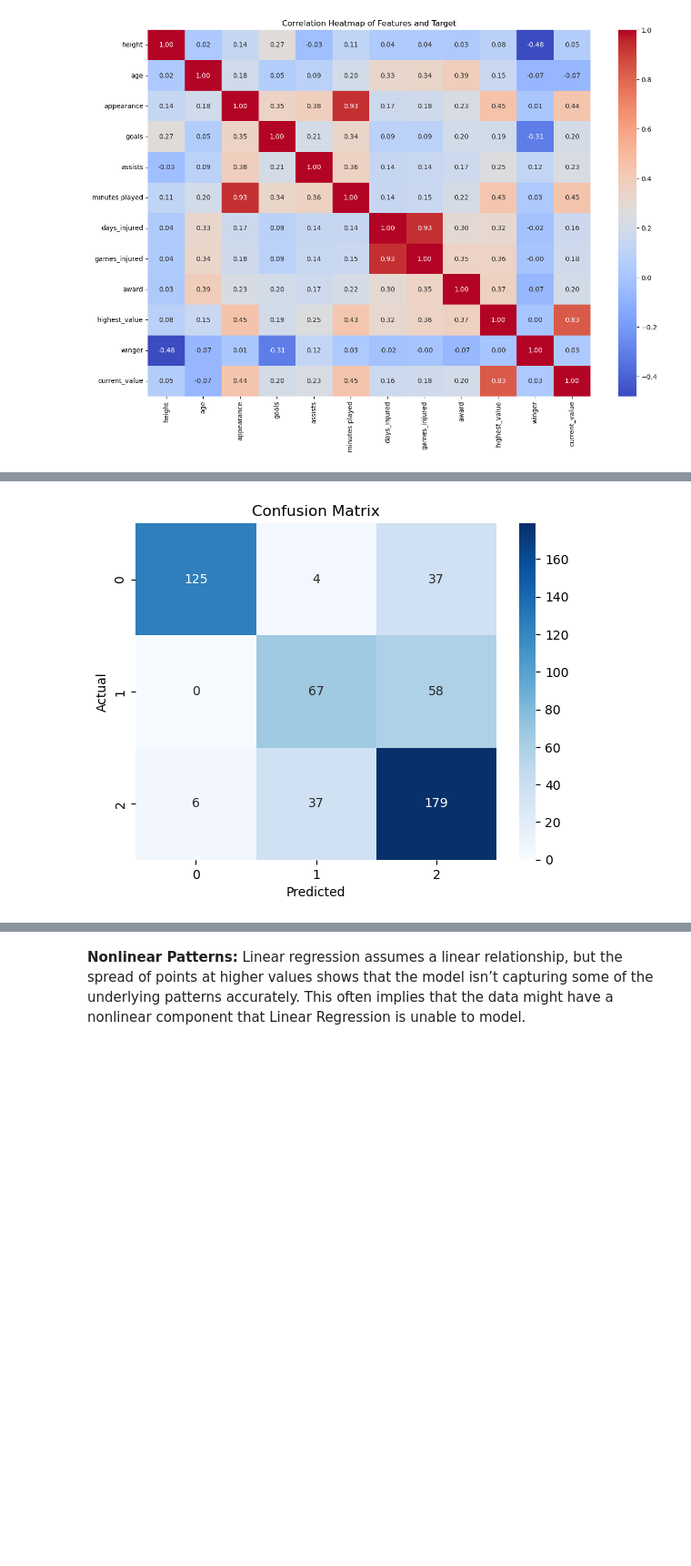
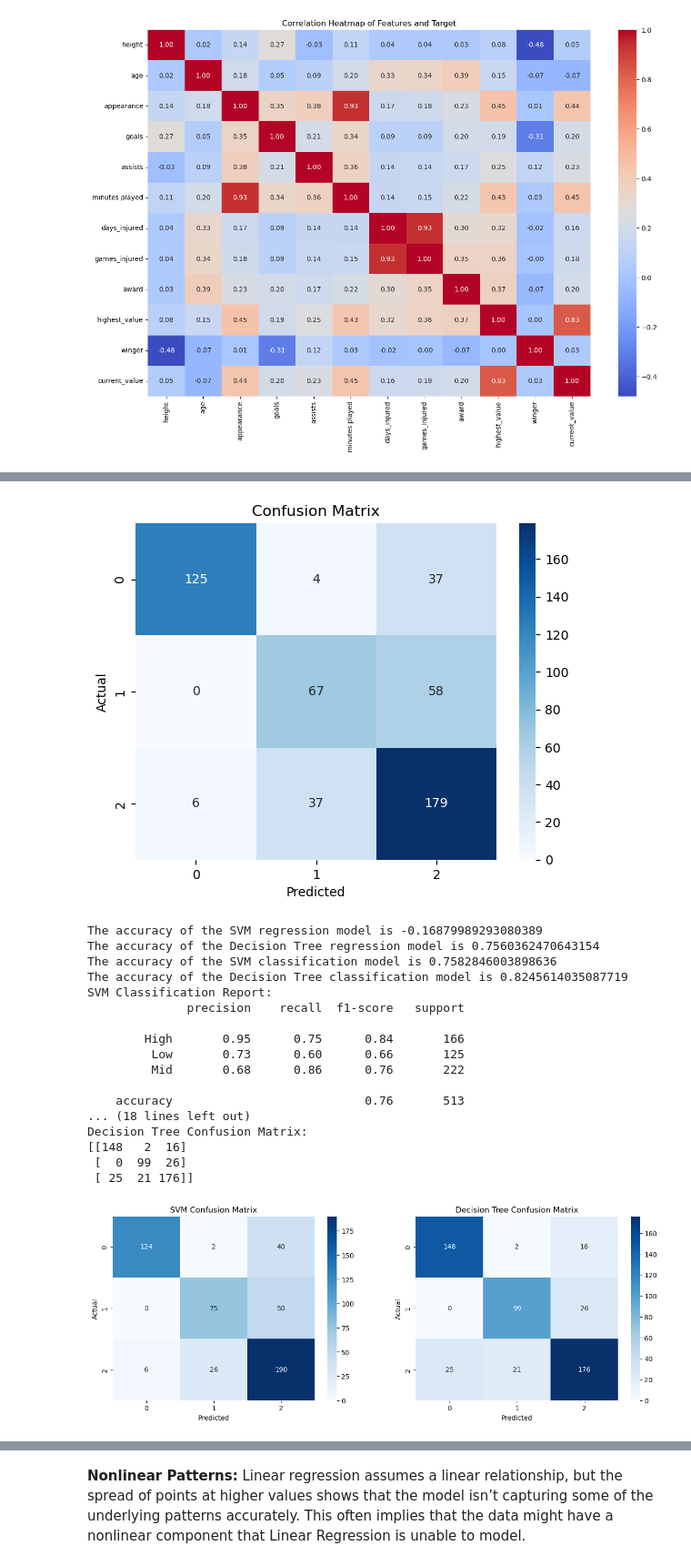
Before and after one commit to Tuwaiq-DS-ML-bootcamp-V-8/Usecase-7, a Jupyter notebook: Use_case_7.ipynb, the cells around one changed output, grey strips where cells are left out. Shown at 91% size. Cells and saved outputs as stored; diff of their text form; code cells hidden in the pictures; blank space fills up the shorter version.

```diff
--- a/Use_case_7.ipynb
+++ b/Use_case_7.ipynb
@@ -1261,33 +1239,112 @@ class_report = classification_report(y_test_class, y_pred_class)
 print(f'Classification Report:\n{class_report}')
 
 # Generate the confusion matrix
 conf_matrix = confusion_matrix(y_test_class, y_pred_class)
 print(f'Confusion Matrix:\n{conf_matrix}')
 
 # Plot the confusion matrix
 sns.heatmap(conf_matrix, annot=True, fmt='d', cmap='Blues')
 plt.xlabel('Predicted')
 plt.ylabel('Actual')
 plt.title('Confusion Matrix')
 plt.show()
+
+# DS AND SVM
+# Create the models
+svm_reg_model = SVR()
+dt_reg_model = DecisionTreeRegressor()
+svm_class_model = SVC()
+dt_class_model = DecisionTreeClassifier()
+
+# Fit the regression models
+svm_reg_model.fit(X_train, y_train)
+dt_reg_model.fit(X_train, y_train)
+
+# Predict the target for regression
+y_pred_svm = svm_reg_model.predict(X_test)
+y_pred_dt = dt_reg_model.predict(X_test)
+
+# Fit the classification models
+svm_class_model.fit(X_train_class, y_train_class)
+dt_class_model.fit(X_train_class, y_train_class)
+
+# Predict the target for classification
+y_pred_class_svm = svm_class_model.predict(X_test_class)
+y_pred_class_dt = dt_class_model.predict(X_test_class)
+
+# Print the accuracy of the regression models
+accuracy_svm = svm_reg_model.score(X_test, y_test)
+accuracy_dt = dt_reg_model.score(X_test, y_test)
+print(f'The accuracy of the SVM regression model is {accuracy_svm}')
+print(f'The accuracy of the Decision Tree regression model is {accuracy_dt}')
+
+# Print the accuracy of the classification models
+accuracy_class_svm = svm_class_model.score(X_test_class, y_test_class)
+accuracy_class_dt = dt_class_model.score(X_test_class, y_test_class)
+print(f'The accuracy of the SVM classification model is {accuracy_class_svm}')
+print(f'The accuracy of the Decision Tree classification model is {accuracy_class_dt}')
+
+# Generate the classification reports
+class_report_svm = classification_report(y_test_class, y_pred_class_svm)
+class_report_dt = classification_report(y_test_class, y_pred_class_dt)
+print(f'SVM Classification Report:\n{class_report_svm}')
+print(f'Decision Tree Classification Report:\n{class_report_dt}')
+
+# Generate the confusion matrices
+conf_matrix_svm = confusion_matrix(y_test_class, y_pred_class_svm)
+conf_matrix_dt = confusion_matrix(y_test_class, y_pred_class_dt)
+print(f'SVM Confusion Matrix:\n{conf_matrix_svm}')
+print(f'Decision Tree Confusion Matrix:\n{conf_matrix_dt}')
+
+# Plot the confusion matrices
+fig, axes = plt.subplots(1, 2, figsize=(15, 5))
+sns.heatmap(conf_matrix_svm, annot=True, fmt='d', cmap='Blues', ax=axes[0])
+axes[0].set_title('SVM Confusion Matrix')
+axes[0].set_xlabel('Predicted')
+axes[0].set_ylabel('Actual')
+
+sns.heatmap(conf_matrix_dt, annot=True, fmt='d', cmap='Blues', ax=axes[1])
+axes[1].set_title('Decision Tree Confusion Matrix')
+axes[1].set_xlabel('Predicted')
+axes[1].set_ylabel('Actual')
+
+plt.show()
 # %% [output]
 The accuracy of the model is 0.7382487916495923
 Classification Report:
               precision    recall  f1-score   support
 
         High       0.95      0.75      0.84       166
          Low       0.62      0.54      0.58       125
          Mid       0.65      0.81      0.72       222
 
     accuracy                           0.72       513
    macro avg       0.74      0.70      0.71       513
 weighted avg       0.74      0.72      0.72       513
 
 Confusion Matrix:
 [[125   4  37]
  [  0  67  58]
  [  6  37 179]]
 [figure]
+The accuracy of the SVM regression model is -0.16879989293080389
+The accuracy of the Decision Tree regression model is 0.7560362470643154
+The accuracy of the SVM classification model is 0.7582846003898636
+The accuracy of the Decision Tree classification model is 0.8245614035087719
+SVM Classification Report:
+              precision    recall  f1-score   support
+
+        High       0.95      0.75      0.84       166
+         Low       0.73      0.60      0.66       125
+         Mid       0.68      0.86      0.76       222
+
+    accuracy                           0.76       513
+... (18 lines left out)
+Decision Tree Confusion Matrix:
+[[148   2  16]
+ [  0  99  26]
+ [ 25  21 176]]
+[figure, added]
 # %%
 # show the actual and predicted values
 df_1 = pd.DataFrame({'Actual': y_test, 'Predicted': y_pred})
```
Also changed, not shown: parts of 11 cells of this notebook.
